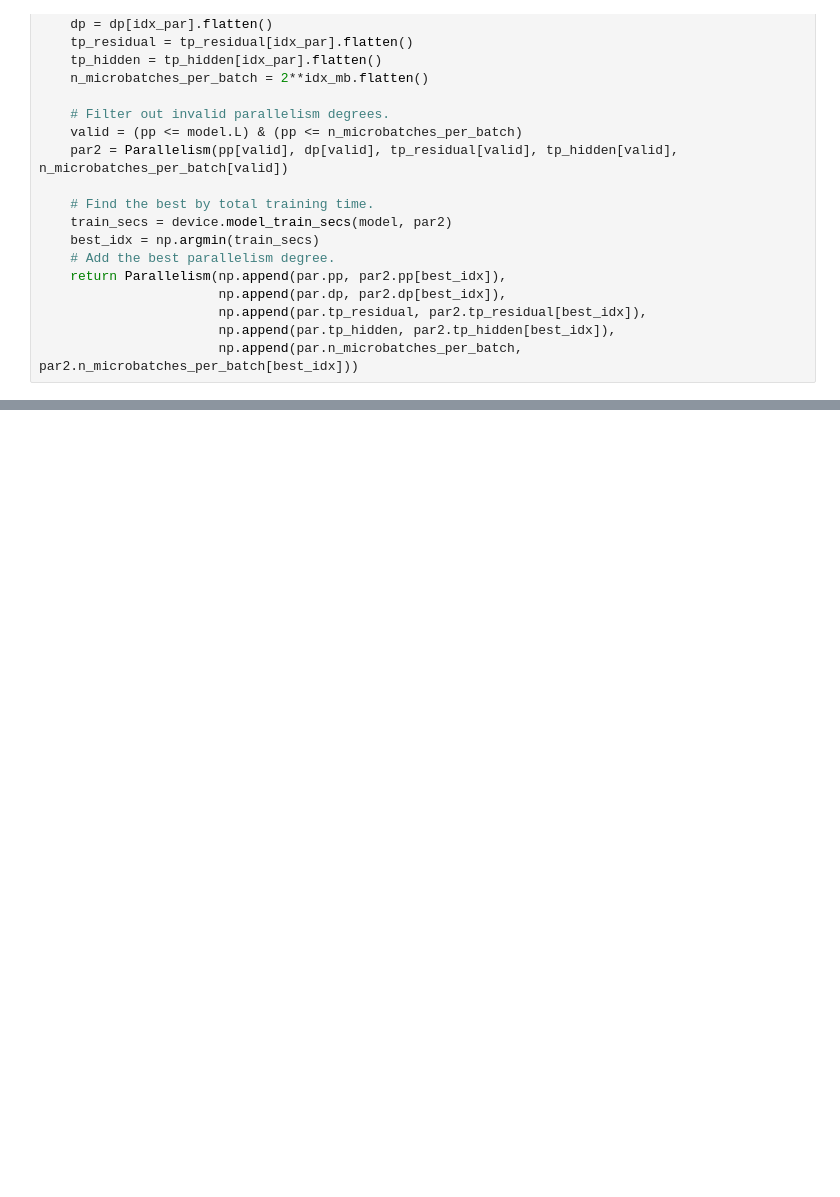
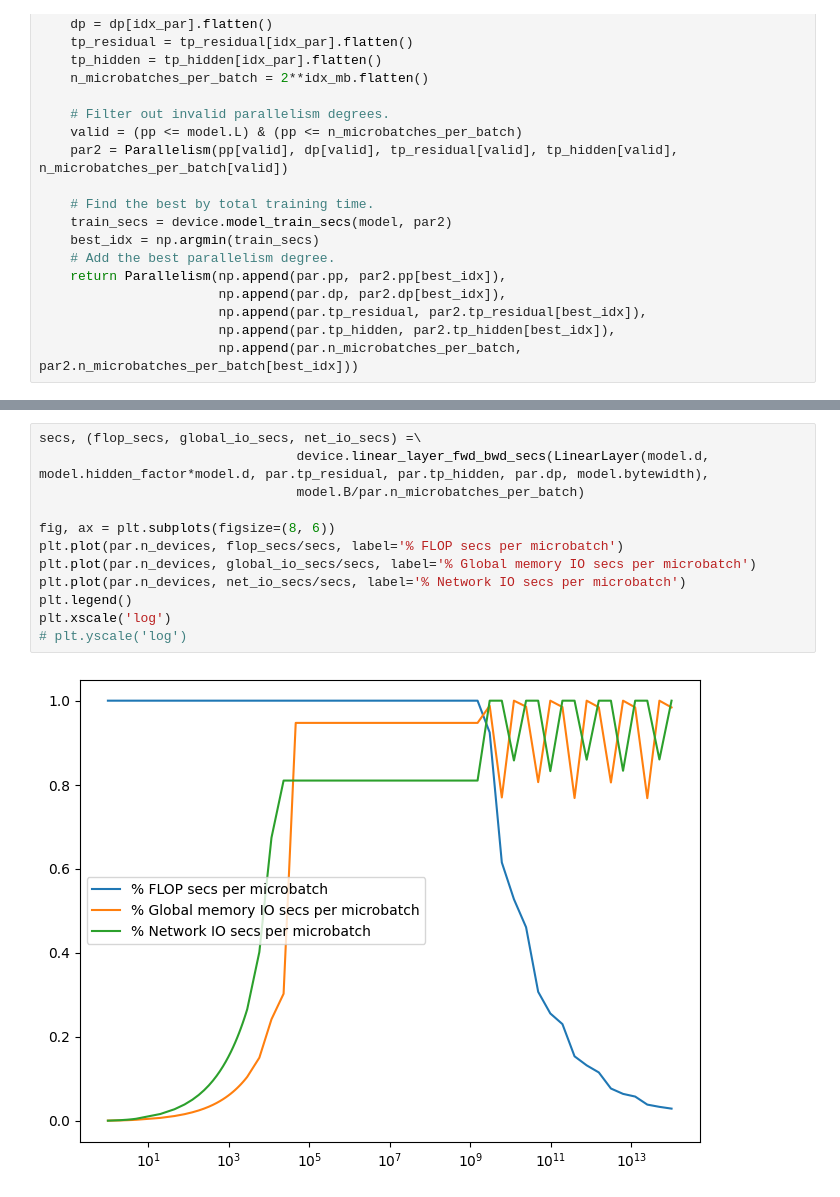
Before and after one commit to davidsj/ml_par_sim, a Jupyter notebook: run_optimizer2.ipynb, the cells around one changed output, grey strips where cells are left out. Saved outputs shown, nothing was run; the diff lists cells and outputs as text; blank space fills up the shorter version.

```diff
--- a/run_optimizer2.ipynb
+++ b/run_optimizer2.ipynb
@@ -293,0 +315,14 @@ ax.grid()
+# %%
+secs, (flop_secs, global_io_secs, net_io_secs) =\
+                                 device.linear_layer_fwd_bwd_secs(LinearLayer(model.d, model.hidden_factor*model.d, par.tp_residual, par.tp_hidden, par.dp, model.bytewidth),
+                                 model.B/par.n_microbatches_per_batch)
+
+fig, ax = plt.subplots(figsize=(8, 6))
+plt.plot(par.n_devices, flop_secs/secs, label='% FLOP secs per microbatch')
+plt.plot(par.n_devices, global_io_secs/secs, label='% Global memory IO secs per microbatch')
+plt.plot(par.n_devices, net_io_secs/secs, label='% Network IO secs per microbatch')
+plt.legend()
+plt.xscale('log')
+# plt.yscale('log')
+# %% [output]
+[figure, added]
```
Also changed, not shown: parts of 3 cells of this notebook.
